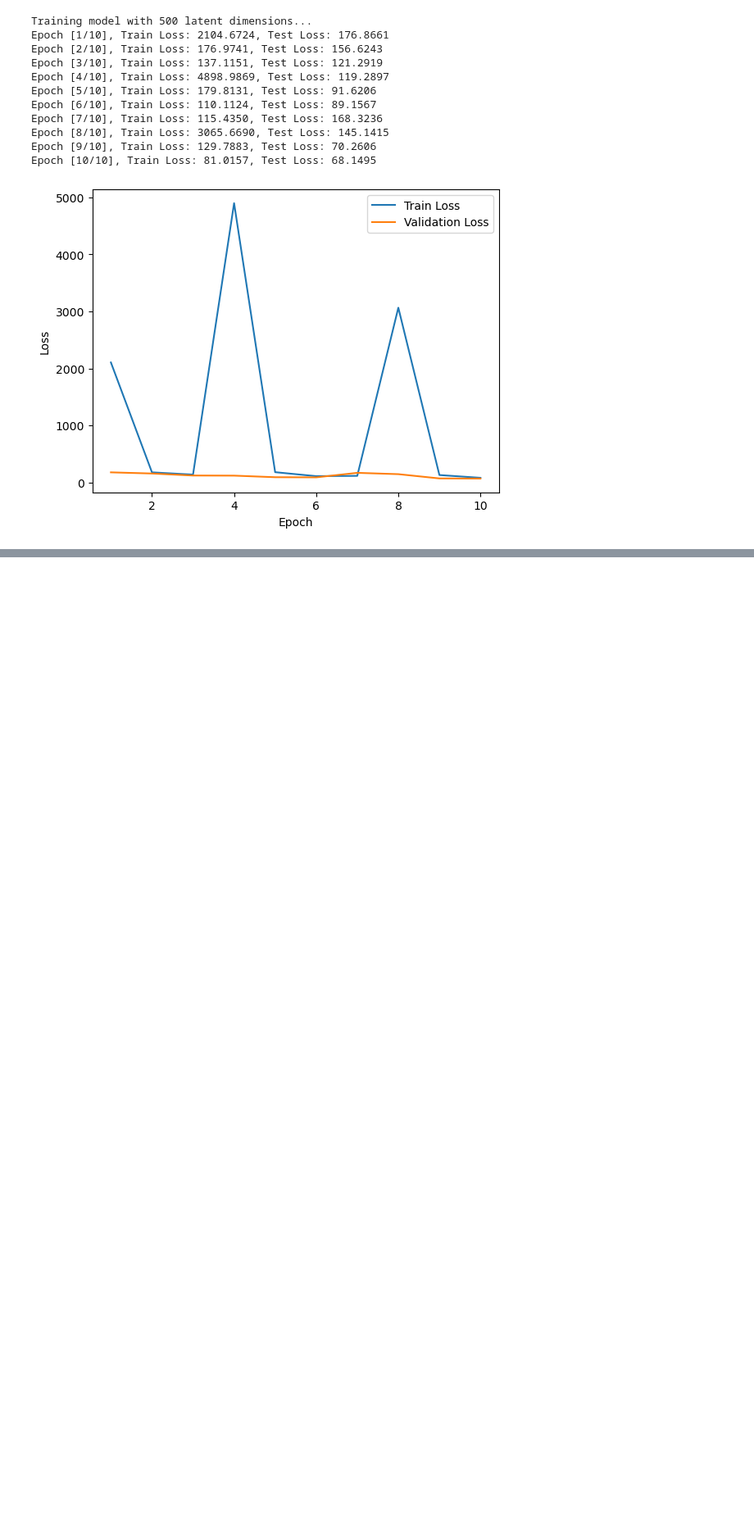
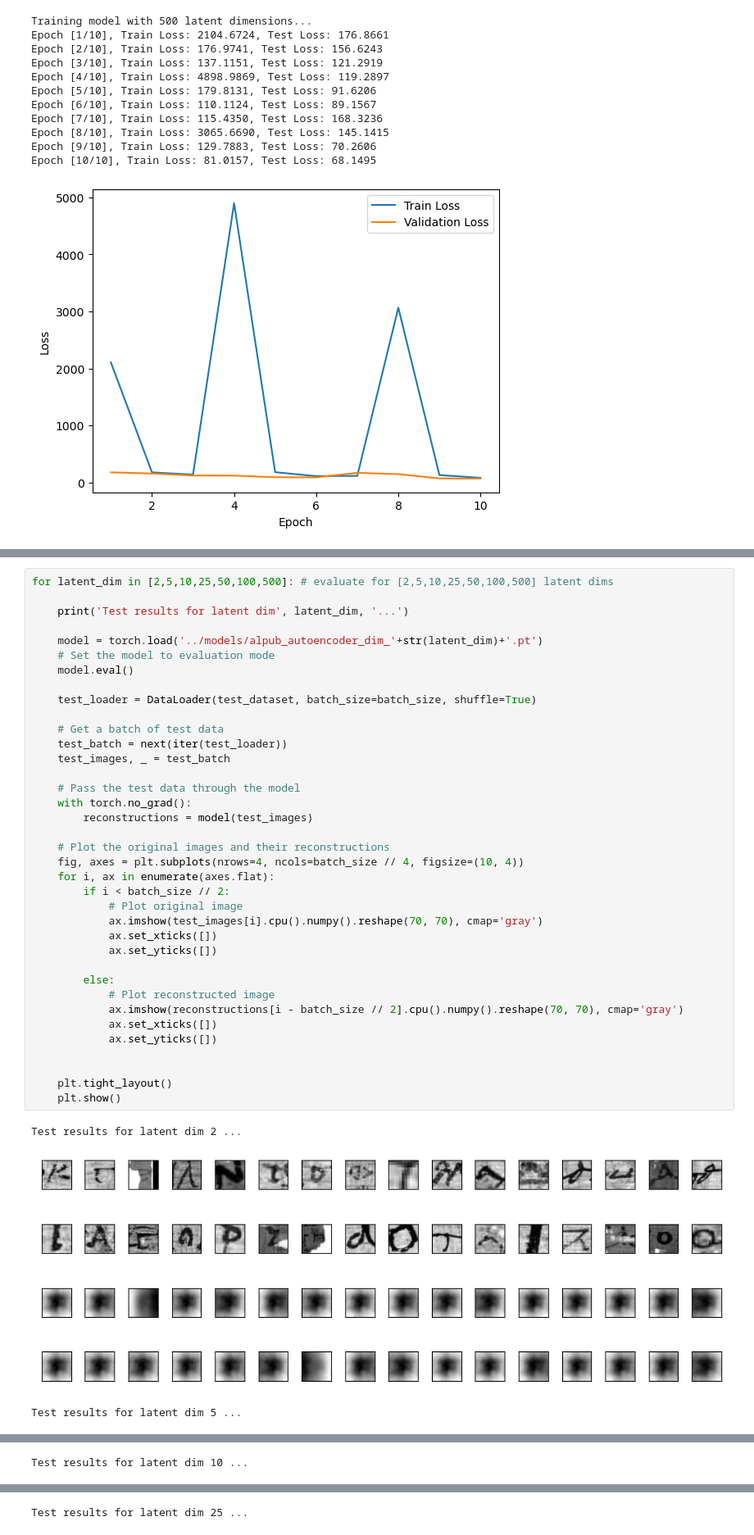
Before and after one commit to Wishmitha/Vesuvius, a Jupyter notebook: alpub_autoencoder/alpub_autoencoder.ipynb, the cells around one changed output, grey strips where cells are left out. Shown at 82% size. Drawn from its saved outputs; the diff is of its cells as text; blank space fills up the shorter version.

```diff
--- a/alpub_autoencoder/alpub_autoencoder.ipynb
+++ b/alpub_autoencoder/alpub_autoencoder.ipynb
@@ -344,0 +498,41 @@ Test results for latent dim 500 ...
+# %%
+for latent_dim in [2,5,10,25,50,100,500]: # evaluate for [2,5,10,25,50,100,500] latent dims
+
+    print('Test results for latent dim', latent_dim, '...')
+
+    model = torch.load('../models/alpub_autoencoder_dim_'+str(latent_dim)+'.pt')
+    # Set the model to evaluation mode
+    model.eval()
+
+    test_loader = DataLoader(test_dataset, batch_size=batch_size, shuffle=True)
+
+    # Get a batch of test data
+    test_batch = next(iter(test_loader))
+    test_images, _ = test_batch
+
+    # Pass the test data through the model
+    with torch.no_grad():
+        reconstructions = model(test_images)
+
+    # Plot the original images and their reconstructions
+    fig, axes = plt.subplots(nrows=4, ncols=batch_size // 4, figsize=(10, 4))
+    for i, ax in enumerate(axes.flat):
+        if i < batch_size // 2:
+            # Plot original image
+            ax.imshow(test_images[i].cpu().numpy().reshape(70, 70), cmap='gray')
+            ax.set_xticks([])
+            ax.set_yticks([])
+
+        else:
+            # Plot reconstructed image
+            ax.imshow(reconstructions[i - batch_size // 2].cpu().numpy().reshape(70, 70), cmap='gray')
+            ax.set_xticks([])
+            ax.set_yticks([])
+
+
+    plt.tight_layout()
+    plt.show()
+# %% [output]
+Test results for latent dim 2 ...
+[figure, added]
+Test results for latent dim 5 ...
@@ -344,0 +540 @@ Test results for latent dim 500 ...
+Test results for latent dim 10 ...
@@ -344,0 +542 @@ Test results for latent dim 500 ...
+Test results for latent dim 25 ...
```
Also changed, not shown: parts of 5 cells of this notebook, 6 other files.
